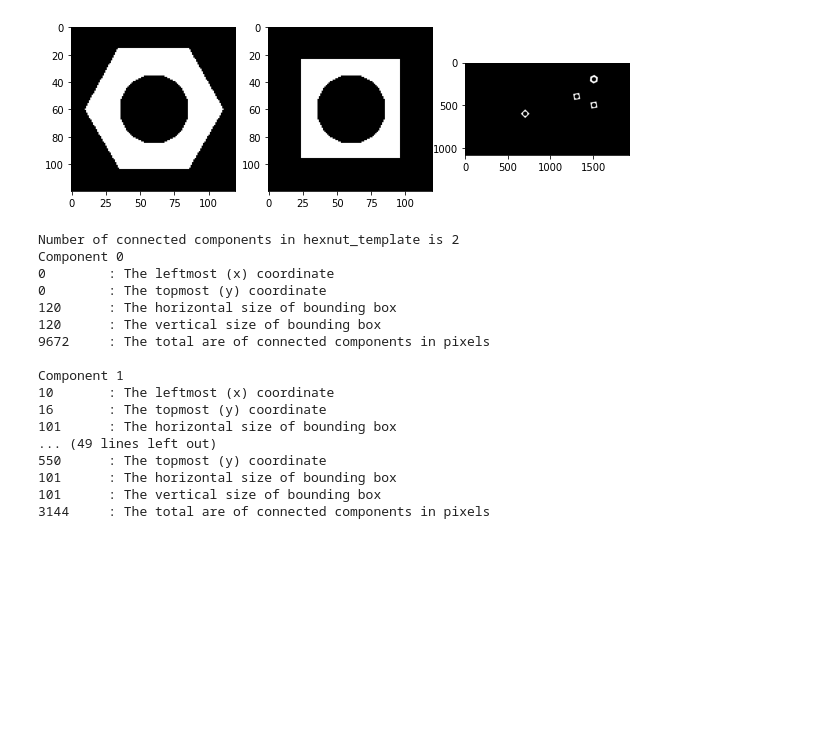
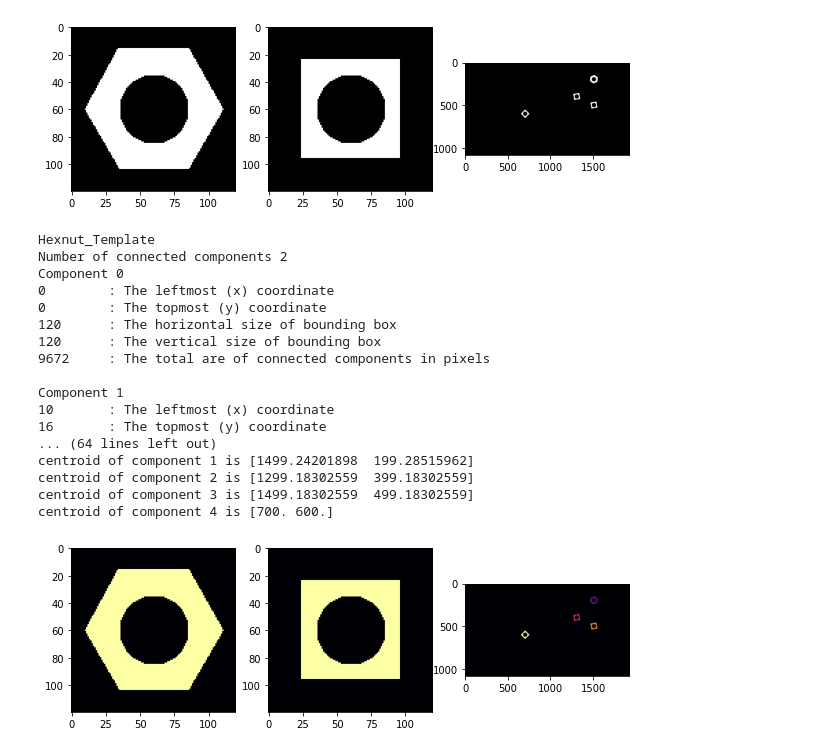
Before and after one commit to Dinuka-1999/Assignment, a Jupyter notebook: new_assignment3/190639B_A03.ipynb, the cells around one changed output. Cells and saved outputs as stored; diff of their text form; code cells hidden in the pictures; blank space fills up the shorter version.

```diff
--- a/new_assignment3/190639B_A03.ipynb
+++ b/new_assignment3/190639B_A03.ipynb
@@ -56,8 +60,8 @@ connectivity = 4
 num_labels1,labels1,stats1,centroids1=cv.connectedComponentsWithStats(closing1, connectivity)
 num_labels2,labels2,stats2,centroids2=cv.connectedComponentsWithStats(closing2, connectivity)
 num_labels3,labels3,stats3,centroids3=cv.connectedComponentsWithStats(closing3, connectivity)
-
-print('Number of connected components in hexnut_template is', num_labels1)
+print('Hexnut_Template')
+print('Number of connected components', num_labels1)
 for r in range(num_labels1):
     print('Component',r)
     print(stats1[r][cv.CC_STAT_LEFT],'\t',': The leftmost (x) coordinate ')
@@ -65,8 +69,11 @@ for r in range(num_labels1):
     print(stats1[r][cv.CC_STAT_WIDTH],'\t',': The horizontal size of bounding box ')
     print(stats1[r][cv.CC_STAT_HEIGHT],'\t',': The vertical size of bounding box')
     print(stats1[r][cv.CC_STAT_AREA],'\t',': The total are of connected components in pixels\n')
+for r in range(num_labels1):
+    print('centroid of component {} is'.format(r), centroids1[r])
 
-print('Number of connected components in squarenut_template is', num_labels2)
+print("\nSquarenut_template")
+print('Number of connected component', num_labels2)
 for r in range(num_labels2):
     print('Component',r)
     print(stats2[r][cv.CC_STAT_LEFT],'\t',': The leftmost (x) coordinate')
@@ -74,8 +81,10 @@ for r in range(num_labels2):
     print(stats2[r][cv.CC_STAT_WIDTH],'\t',': The horizontal size of bounding box ')
     print(stats2[r][cv.CC_STAT_HEIGHT],'\t',': The vertical size of bounding box')
     print(stats2[r][cv.CC_STAT_AREA],'\t',': The total are of connected components in pixels\n')
-
-print('Number of connected components in conveyor_f100 is', num_labels3)
+for r in range(num_labels2):
+    print('centroid of component {} is'.format(r), centroids2[r])
+print("\nconveyor_f100")
+print('Number of connected components', num_labels3)
 for r in range(num_labels3):
     print('Component',r)
     print(stats3[r][cv.CC_STAT_LEFT],'\t',': The leftmost (x) coordinate ')
@@ -83,8 +92,11 @@ for r in range(num_labels3):
     print(stats3[r][cv.CC_STAT_WIDTH],'\t',': The horizontal size of bounding box ')
     print(stats3[r][cv.CC_STAT_HEIGHT],'\t',': The vertical size of bounding box')
     print(stats3[r][cv.CC_STAT_AREA],'\t',': The total are of connected components in pixels\n')
+for r in range(num_labels3):
+    print('centroid of component {} is'.format(r), centroids3[r])
 # %% [output]
-Number of connected components in hexnut_template is 2
+Hexnut_Template
+Number of connected components 2
 Component 0
 0        : The leftmost (x) coordinate
 0        : The topmost (y) coordinate
@@ -95,9 +107,25 @@ Component 0
 Component 1
 10       : The leftmost (x) coordinate
 16       : The topmost (y) coordinate
-101      : The horizontal size of bounding box
-... (49 lines left out)
-550      : The topmost (y) coordinate
-101      : The horizontal size of bounding box
-101      : The vertical size of bounding box
-3144     : The total are of connected components in pixels
+... (64 lines left out)
+centroid of component 1 is [1499.24201898  199.28515962]
+centroid of component 2 is [1299.18302559  399.18302559]
+centroid of component 3 is [1499.18302559  499.18302559]
+centroid of component 4 is [700. 600.]
+# %%
+labels1=np.uint8(labels1)
+labels1=cv.normalize(labels1,None,0,255,cv.NORM_MINMAX)
+labels1=cv.applyColorMap(labels1,cv.COLORMAP_INFERNO)
+labels2=np.uint8(labels2)
+labels2=cv.normalize(labels2,None,0,255,cv.NORM_MINMAX)
+labels2=cv.applyColorMap(labels2,cv.COLORMAP_INFERNO)
+labels3=np.uint8(labels3)
+labels3=cv.normalize(labels3,None,0,255,cv.NORM_MINMAX)
+labels3=cv.applyColorMap(labels3,cv.COLORMAP_INFERNO)
+fig, ax = plt. subplots(1,3,figsize=(10,5))
+ax[0].imshow(cv.cvtColor(labels1,cv.COLOR_BGR2RGB))
+ax[1].imshow(cv.cvtColor(labels2,cv.COLOR_BGR2RGB))
+ax[2].imshow(cv.cvtColor(labels3,cv.COLOR_BGR2RGB))
+plt.show()
+# %% [output]
+[figure, added]
```
Also changed, not shown: parts of 6 cells of this notebook.
